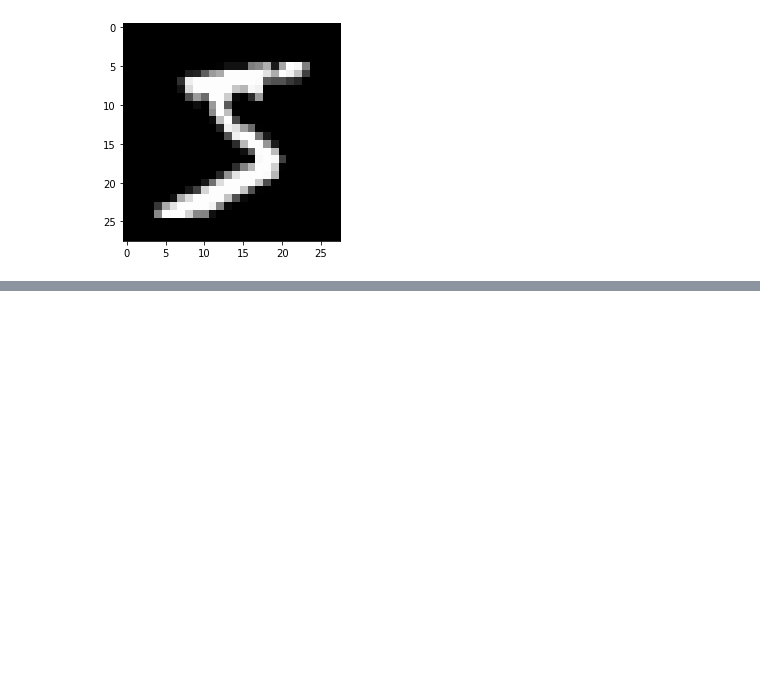
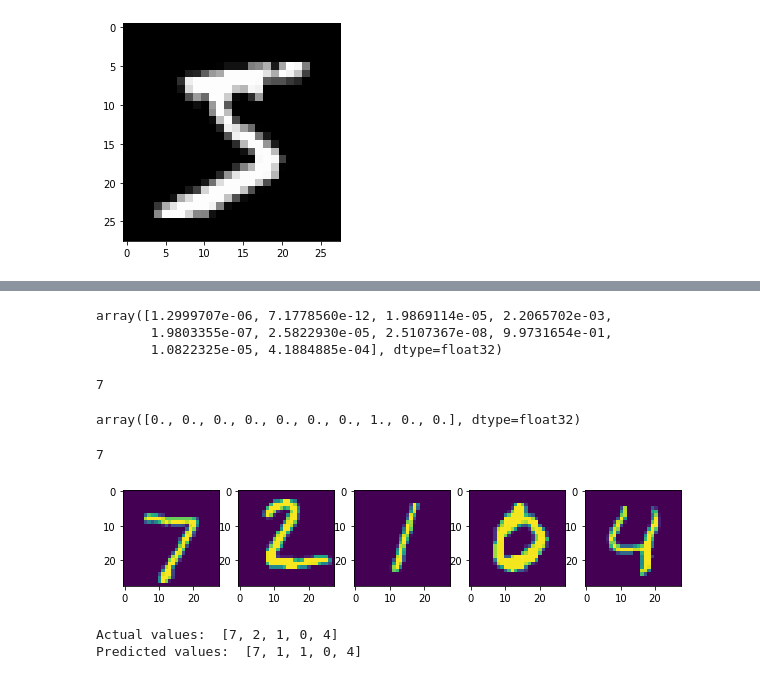
Before and after one commit to sign4git/ml, a Jupyter notebook: neural_net/MNIST.ipynb, the cells around one changed output, grey strips where cells are left out. Saved outputs shown, nothing was run; the diff lists cells and outputs as text; code cells hidden in the pictures; blank space fills up the shorter version.

Commit message:
Basic classification model using Neural network for MNIST Dataser

```diff
--- a/neural_net/MNIST.ipynb
+++ b/neural_net/MNIST.ipynb
@@ -50,0 +89,3 @@ plt.imshow(x_train[0],cmap="gray")
+# %%
+y_train=np_utils.to_categorical(y_train,num_classes=classes)
+y_test=np_utils.to_categorical(y_test,num_classes=classes)
@@ -50,0 +100,10 @@ plt.imshow(x_train[0],cmap="gray")
+# %%
+tf.keras.backend.clear_session()
+model=Sequential()
+
+model.add(Reshape((784,),input_shape=(28,28,)))
+model.add(BatchNormalization())
+model.add(Dense(10,activation="softmax"))
+model.compile(optimizer="adam",metrics=["accuracy"],loss="categorical_crossentropy")
+
+model.summary()
@@ -50,0 +125,2 @@ plt.imshow(x_train[0],cmap="gray")
+# %%
+model.fit(x_train,y_train,epochs=20,validation_data=(x_test,y_test))
@@ -50,0 +151,3 @@ plt.imshow(x_train[0],cmap="gray")
+# %%
+y_pred=model.predict(x_test)
+y_pred
@@ -50,0 +168,35 @@ plt.imshow(x_train[0],cmap="gray")
+# %%
+y_pred[0]
+# %% [output]
+array([1.2999707e-06, 7.1778560e-12, 1.9869114e-05, 2.2065702e-03,
+       1.9803355e-07, 2.5822930e-05, 2.5107367e-08, 9.9731654e-01,
+       1.0822325e-05, 4.1884885e-04], dtype=float32)
+# %%
+np.argmax(y_pred[0])
+# %% [output]
+7
+# %%
+y_test[0]
+# %% [output]
+array([0., 0., 0., 0., 0., 0., 0., 1., 0., 0.], dtype=float32)
+# %%
+np.argmax(y_test[0])
+# %% [output]
+7
+# %%
+my_prediction=[]
+actual_prediction=[]
+plt.figure(figsize=(10,20))
+for i in range(5):
+  plt.subplot(1,5,i+1)
+  plt.imshow(x_test[i])
+  my_prediction.append(np.argmax(y_pred[i]))
+  actual_prediction.append(np.argmax(y_test[i]))
+
+plt.show()
+print("Actual values: ",actual_prediction)
+print("Predicted values: ",my_prediction)
+# %% [output]
+[figure, added]
+Actual values:  [7, 2, 1, 0, 4]
+Predicted values:  [7, 1, 1, 0, 4]
```
Also changed, not shown: parts of 16 cells of this notebook.
